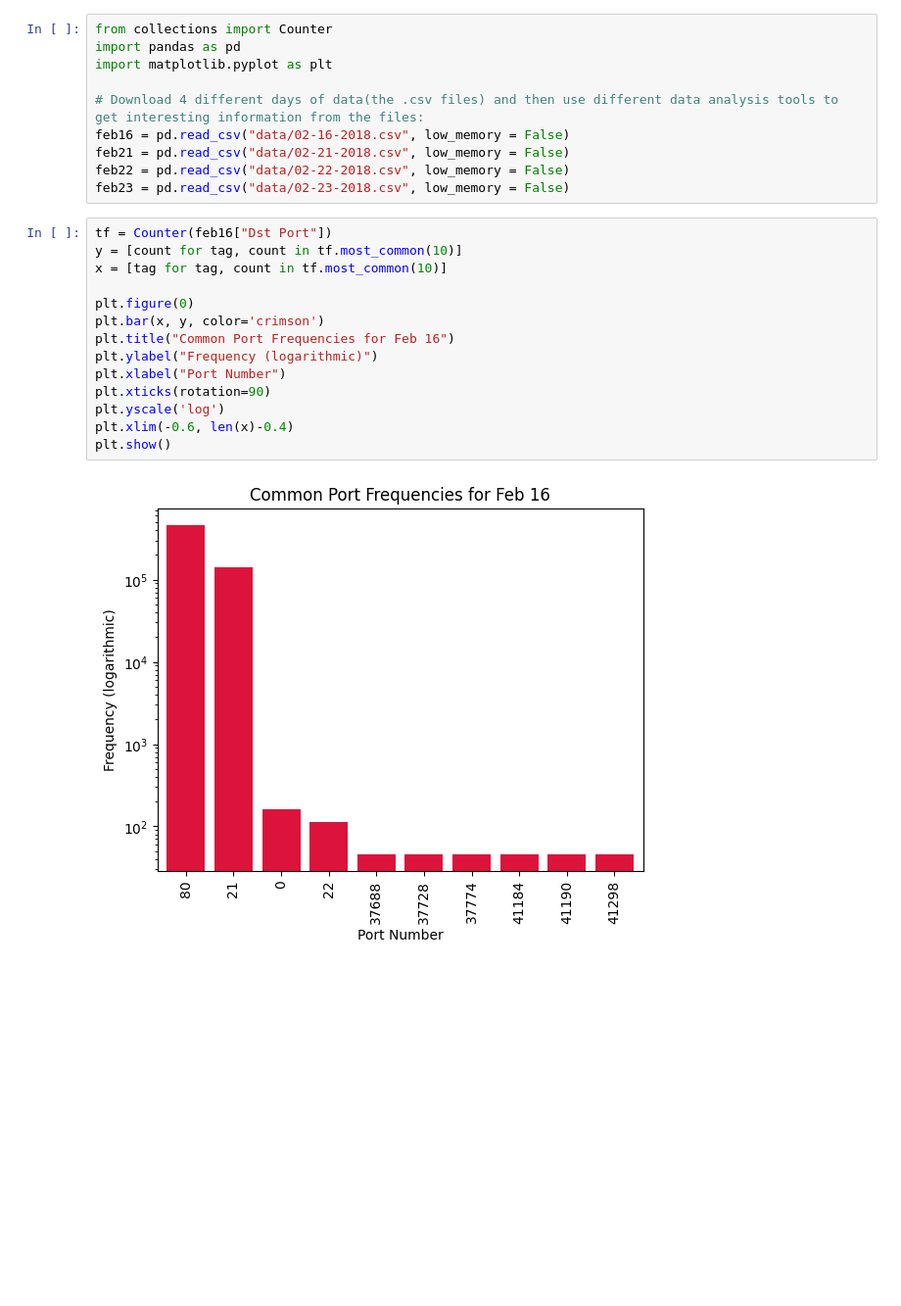
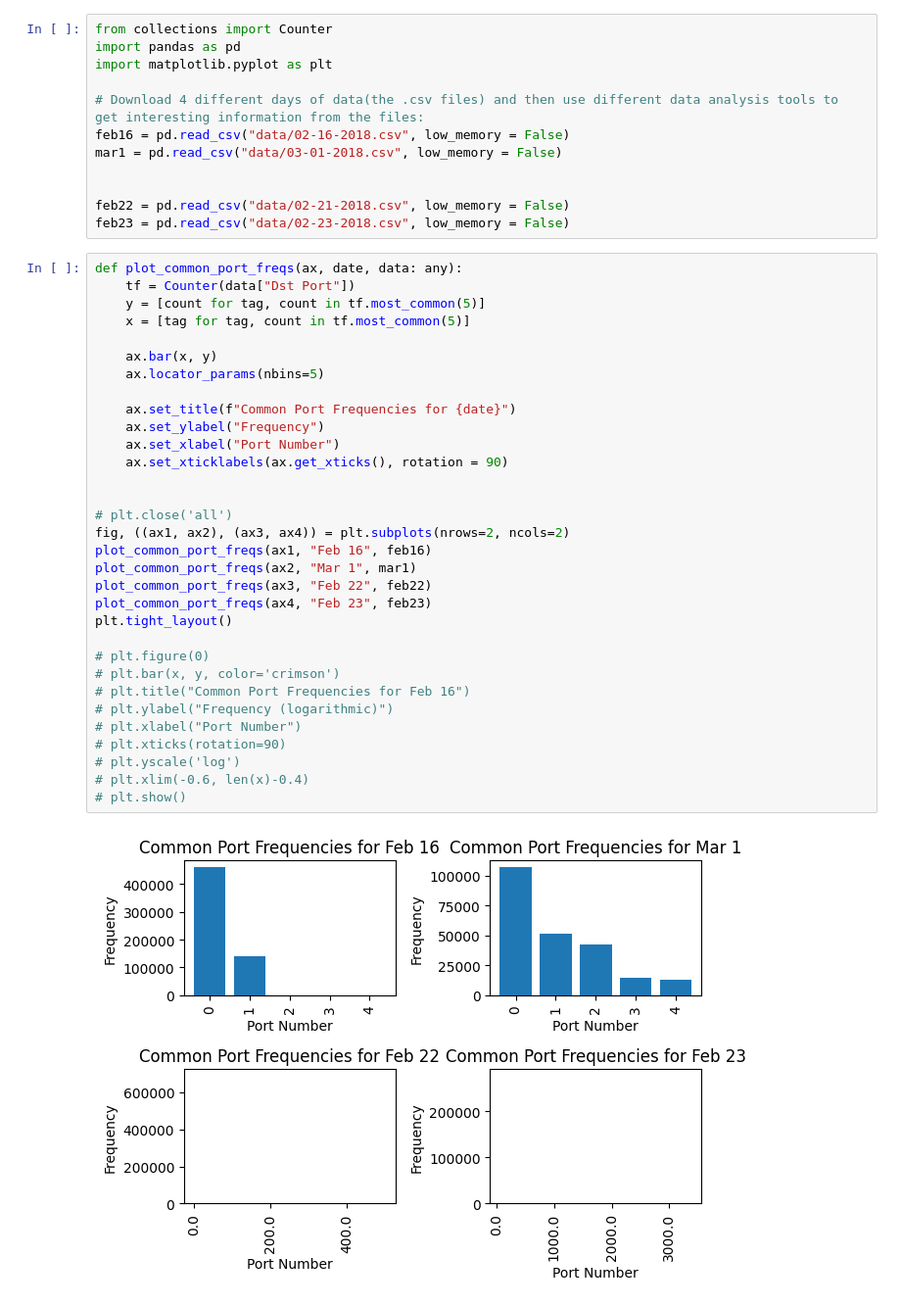
Before and after one commit to temidosu/IDS-Analysis-Report, a Jupyter notebook: HW2-Report.ipynb, the cells around one changed output. Shown at 98% size. Drawn from its saved outputs; the diff is of its cells as text; blank space fills up the shorter version.

Commit message:
Condense into one codeblock and one plot

```diff
--- a/HW2-Report.ipynb
+++ b/HW2-Report.ipynb
@@ -5,22 +5,42 @@ import matplotlib.pyplot as plt
 
 # Download 4 different days of data(the .csv files) and then use different data analysis tools to get interesting information from the files:
 feb16 = pd.read_csv("data/02-16-2018.csv", low_memory = False)
-feb21 = pd.read_csv("data/02-21-2018.csv", low_memory = False)
-feb22 = pd.read_csv("data/02-22-2018.csv", low_memory = False)
+mar1 = pd.read_csv("data/03-01-2018.csv", low_memory = False)
+
+
+feb22 = pd.read_csv("data/02-21-2018.csv", low_memory = False)
 feb23 = pd.read_csv("data/02-23-2018.csv", low_memory = False)
 # %%
-tf = Counter(feb16["Dst Port"])
-y = [count for tag, count in tf.most_common(10)]
-x = [tag for tag, count in tf.most_common(10)]
+def plot_common_port_freqs(ax, date, data: any):
+    tf = Counter(data["Dst Port"])
+    y = [count for tag, count in tf.most_common(5)]
+    x = [tag for tag, count in tf.most_common(5)]
 
-plt.figure(0)
-plt.bar(x, y, color='crimson')
-plt.title("Common Port Frequencies for Feb 16")
-plt.ylabel("Frequency (logarithmic)")
-plt.xlabel("Port Number")
-plt.xticks(rotation=90)
-plt.yscale('log')
-plt.xlim(-0.6, len(x)-0.4)
-plt.show()
+    ax.bar(x, y)
+    ax.locator_params(nbins=5)
+
+    ax.set_title(f"Common Port Frequencies for {date}")
+    ax.set_ylabel("Frequency")
+    ax.set_xlabel("Port Number")
+    ax.set_xticklabels(ax.get_xticks(), rotation = 90)
+
+
+# plt.close('all')
+fig, ((ax1, ax2), (ax3, ax4)) = plt.subplots(nrows=2, ncols=2)
+plot_common_port_freqs(ax1, "Feb 16", feb16)
+plot_common_port_freqs(ax2, "Mar 1", mar1)
+plot_common_port_freqs(ax3, "Feb 22", feb22)
+plot_common_port_freqs(ax4, "Feb 23", feb23)
+plt.tight_layout()
+
+# plt.figure(0)
+# plt.bar(x, y, color='crimson')
+# plt.title("Common Port Frequencies for Feb 16")
+# plt.ylabel("Frequency (logarithmic)")
+# plt.xlabel("Port Number")
+# plt.xticks(rotation=90)
+# plt.yscale('log')
+# plt.xlim(-0.6, len(x)-0.4)
+# plt.show()
 # %% [output]
-[figure, old version]
+[figure, new version]
```
Also changed, not shown: parts of 3 cells of this notebook.
